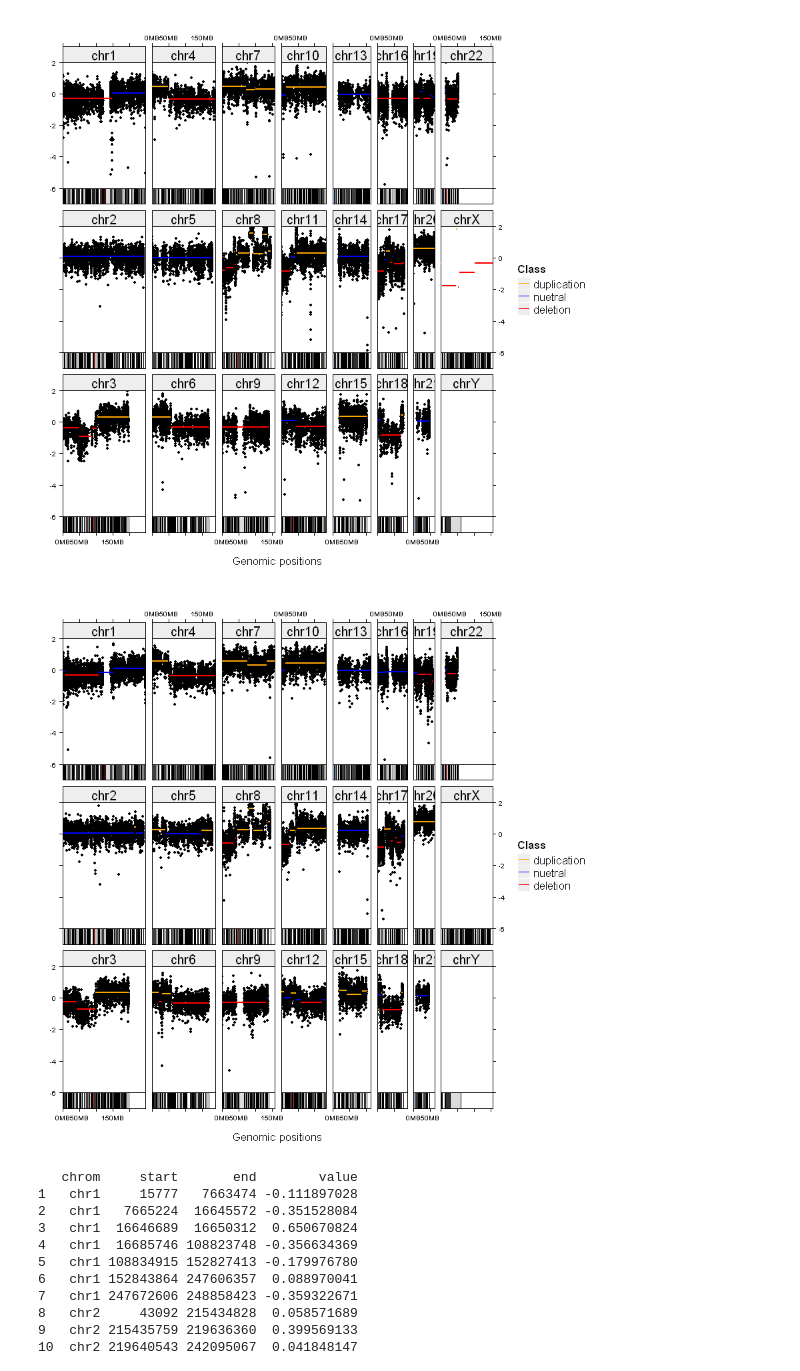
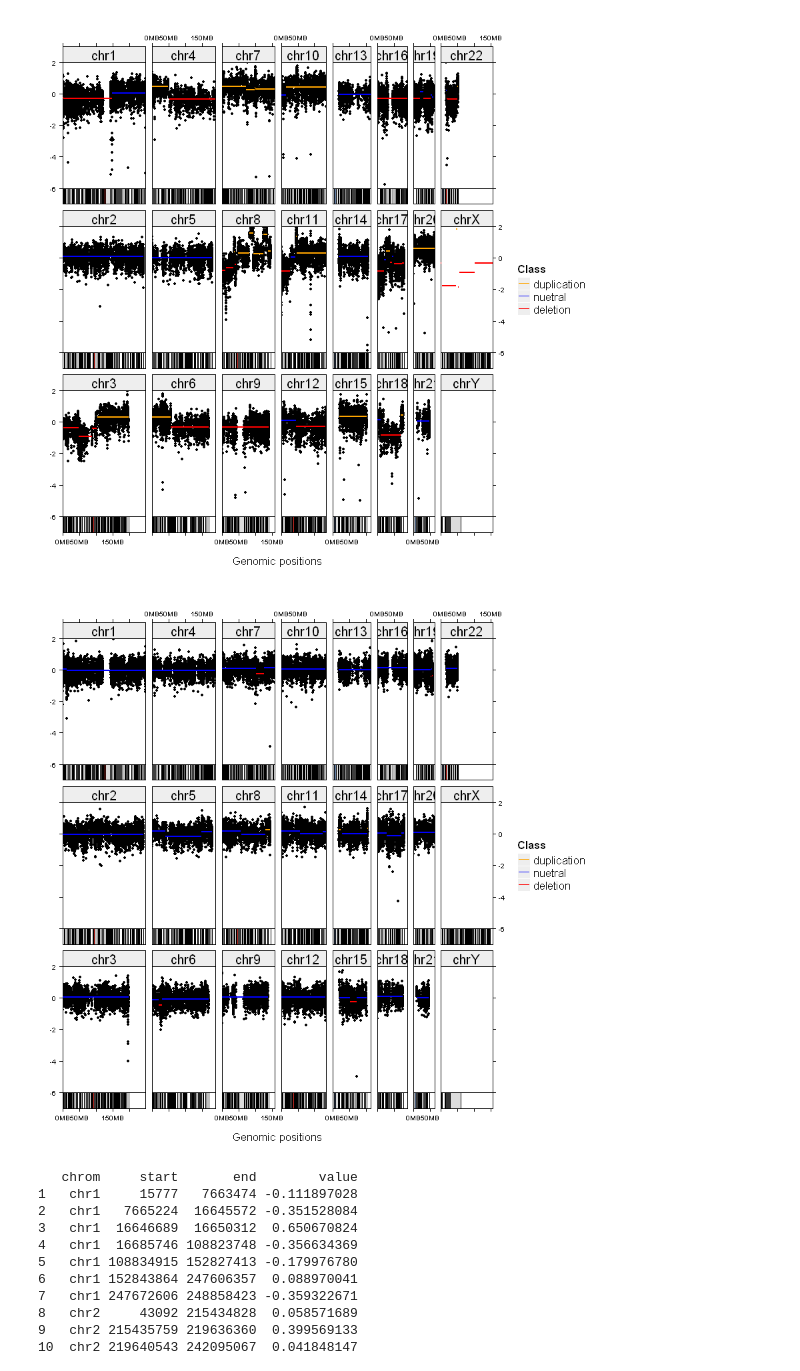
Before and after one commit to CodingBash/CNV-Clinical-Preprocessing, a Jupyter notebook: notebooks/Visualize Copy Number Profiles.ipynb, the cells around one changed output. Drawn from its saved outputs; the diff is of its cells as text; code cells hidden in the pictures.

```diff
--- a/notebooks/Visualize Copy Number Profiles.ipynb
+++ b/notebooks/Visualize Copy Number Profiles.ipynb
@@ -197,15 +215,15 @@ visualizeCNProfile(facets_segment_data = facets_segment_data, facets_snp_data =
 # %% [output]
 [figure]
 # %%
-sample <- "hT1"
+sample <- "hT104"
 setwd("~/Documents/Git-Projects/Git-Research-Projects/FACETS_write_files")
-facets_segment_data_raw <- retrieveFacetsSegments(sample, sample_subdir = "/", reference = "hN31", dir = "output/")
+facets_segment_data_raw <- retrieveFacetsSegments(sample, sample_subdir = "/", reference = "hN31", dir = "output/FACETS_Reference_hN31_7_28_18_2/")
 facets_segment_data <- segmentsToBedFormat(facets_segment_data_raw)
-facets_snp_data_raw <- retrieveFacetsSnps(sample, sample_subdir = "/", reference = "hN31", dir = "output/")
+facets_snp_data_raw <- retrieveFacetsSnps(sample, sample_subdir = "/", reference = "hN31", dir = "output/FACETS_Reference_hN31_7_28_18_2/")
 facets_snp_data <- snpsToBedFormat(facets_snp_data_raw)
 visualizeCNProfile(facets_segment_data = facets_segment_data, facets_snp_data = facets_snp_data)
 # %% [output]
-[figure, old version]
+[figure, new version]
 # %%
 sample <- "hT1"
 setwd("~/Documents/Git-Projects/Git-Research-Projects/FACETS_write_files")
```
Also changed, not shown: parts of 4 cells of this notebook, 3 other files.
